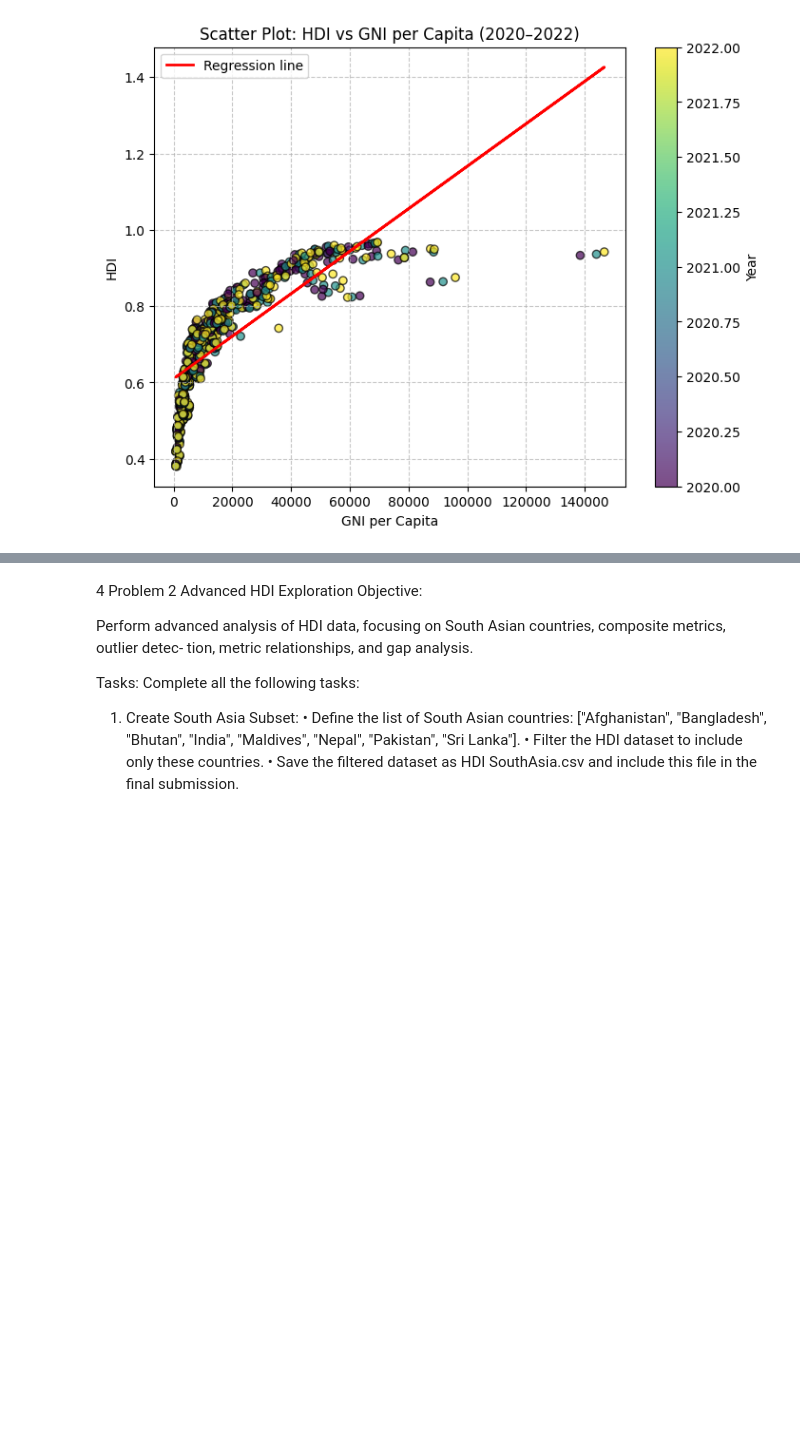
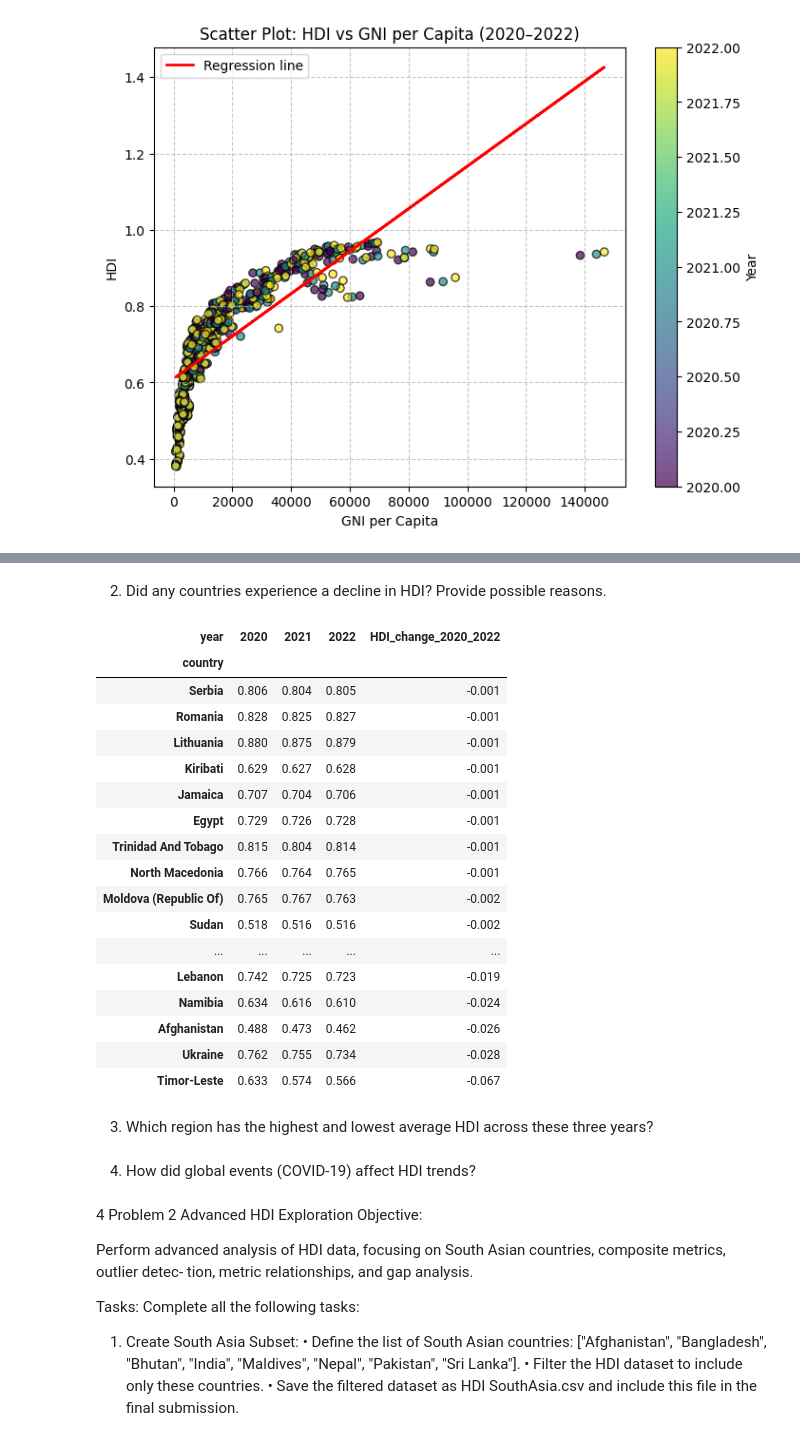
Before and after one commit to pankaj09318/Concept-and-technologies-of-AI-Assessment, a Jupyter notebook: 2501550_PankajGhimire.ipynb, the cells around one changed output, grey strips where cells are left out. Cells and saved outputs as stored; diff of their text form; code cells hidden in the pictures; blank space fills up the shorter version.

```diff
--- a/2501550_PankajGhimire.ipynb
+++ b/2501550_PankajGhimire.ipynb
@@ -848,0 +856,19 @@ else:
+# %%
+# Pivot data to get HDI for each year
+hdi_change = (
+    hdi_2020_2022_df_clean
+    .pivot(index="country", columns="year", values="hdi")
+)
+
+# Calculate HDI change from 2020 to 2022
+hdi_change["HDI_change_2020_2022"] = hdi_change[2022] - hdi_change[2020]
+
+# Sort by improvement
+hdi_improvement = hdi_change.sort_values(
+    by="HDI_change_2020_2022", ascending=False
+)
+
+# Top 5 improvements
+hdi_improvement.head()
+
+# Countries at the top of this table show the greatest improvement in HDI between 2020 and 2022.
@@ -848,0 +883,30 @@ else:
+# %% [markdown]
+2) Did any countries experience a decline in HDI? Provide possible reasons.
+# %%
+# Countries with decline
+hdi_decline = hdi_improvement[hdi_improvement["HDI_change_2020_2022"] < 0]
+
+hdi_decline
+
+# Countries with negative HDI change experienced a decline, possibly due to economic contraction, healthcare system strain, conflict, or pandemic-related disruptions.
+# %% [output]
+| year | 2020 | 2021 | 2022 | HDI_change_2020_2022 |
+| country |  |  |  |  |
+| Serbia | 0.806 | 0.804 | 0.805 | -0.001 |
+| Romania | 0.828 | 0.825 | 0.827 | -0.001 |
+| Lithuania | 0.880 | 0.875 | 0.879 | -0.001 |
+| Kiribati | 0.629 | 0.627 | 0.628 | -0.001 |
+| Jamaica | 0.707 | 0.704 | 0.706 | -0.001 |
+| Egypt | 0.729 | 0.726 | 0.728 | -0.001 |
+| Trinidad And Tobago | 0.815 | 0.804 | 0.814 | -0.001 |
+| North Macedonia | 0.766 | 0.764 | 0.765 | -0.001 |
+| Moldova (Republic Of) | 0.765 | 0.767 | 0.763 | -0.002 |
+| Sudan | 0.518 | 0.516 | 0.516 | -0.002 |
+| ... | ... | ... | ... | ... |
+| Lebanon | 0.742 | 0.725 | 0.723 | -0.019 |
+| Namibia | 0.634 | 0.616 | 0.610 | -0.024 |
+| Afghanistan | 0.488 | 0.473 | 0.462 | -0.026 |
+| Ukraine | 0.762 | 0.755 | 0.734 | -0.028 |
+| Timor-Leste | 0.633 | 0.574 | 0.566 | -0.067 |
+# %% [markdown]
+3) Which region has the highest and lowest average HDI across these three years?
@@ -848,0 +929,2 @@ else:
+# %% [markdown]
+4. How did global events (COVID-19) affect HDI trends?
```
Also changed, not shown: parts of 12 cells of this notebook.
